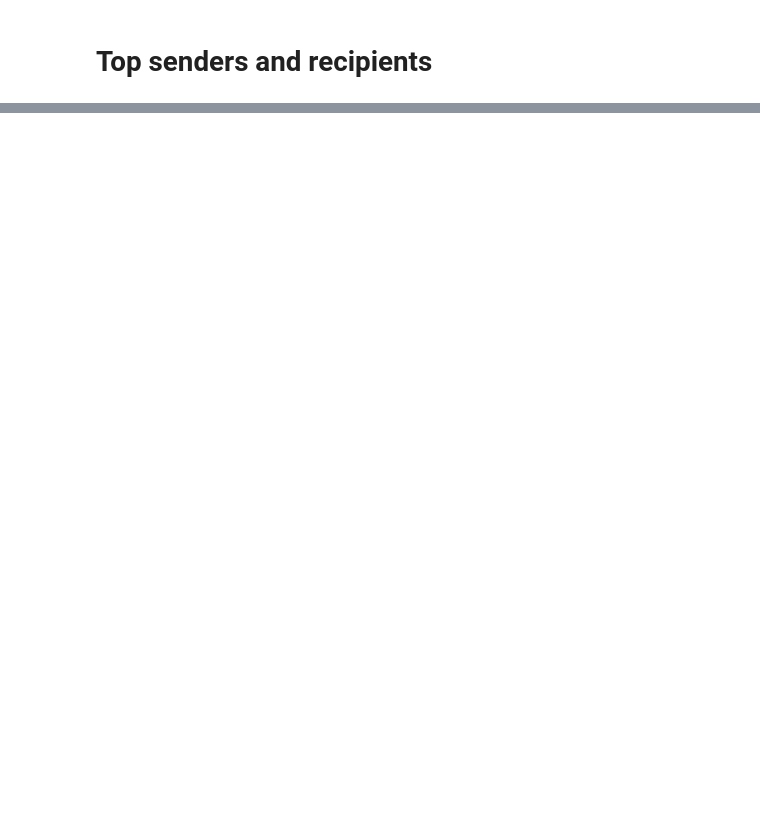
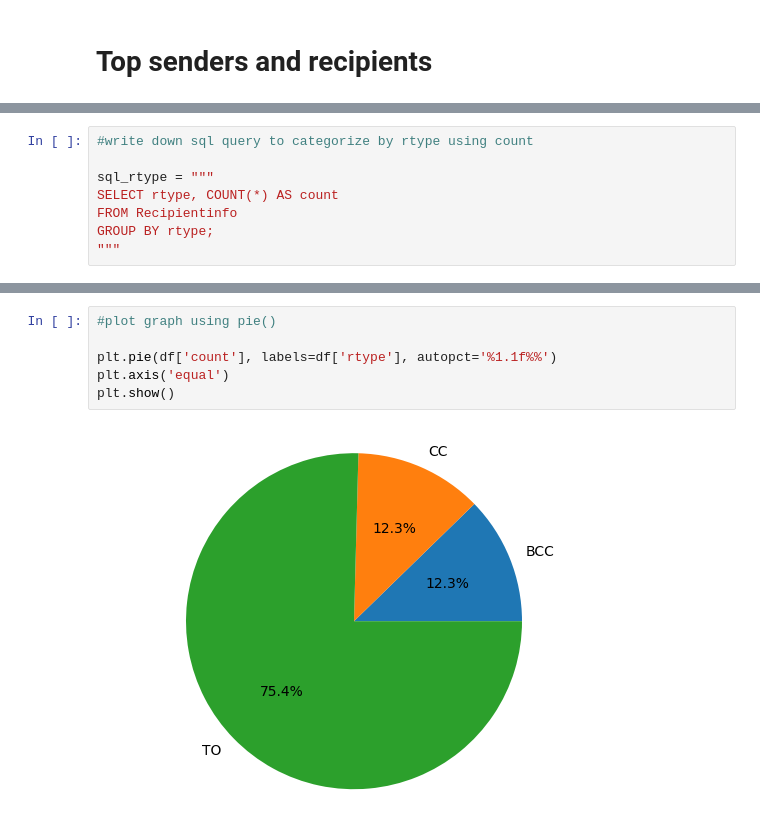
Before and after one commit to Ashlay01/Ash21212022, a Jupyter notebook: Copy_of_download_enron_data.ipynb, the cells around one changed output, grey strips where cells are left out. Saved outputs shown, nothing was run; the diff lists cells and outputs as text; blank space fills up the shorter version.

```diff
--- a/Copy_of_download_enron_data.ipynb
+++ b/Copy_of_download_enron_data.ipynb
@@ -467,0 +589,8 @@ plt.show()
+# %%
+#write down sql query to categorize by rtype using count
+
+sql_rtype = """
+SELECT rtype, COUNT(*) AS count
+FROM Recipientinfo
+GROUP BY rtype;
+"""
@@ -467,0 +608,8 @@ plt.show()
+# %%
+#plot graph using pie()
+
+plt.pie(df['count'], labels=df['rtype'], autopct='%1.1f%%')
+plt.axis('equal')
+plt.show()
+# %% [output]
+[figure, added]
```
Also changed, not shown: parts of 19 cells of this notebook.
